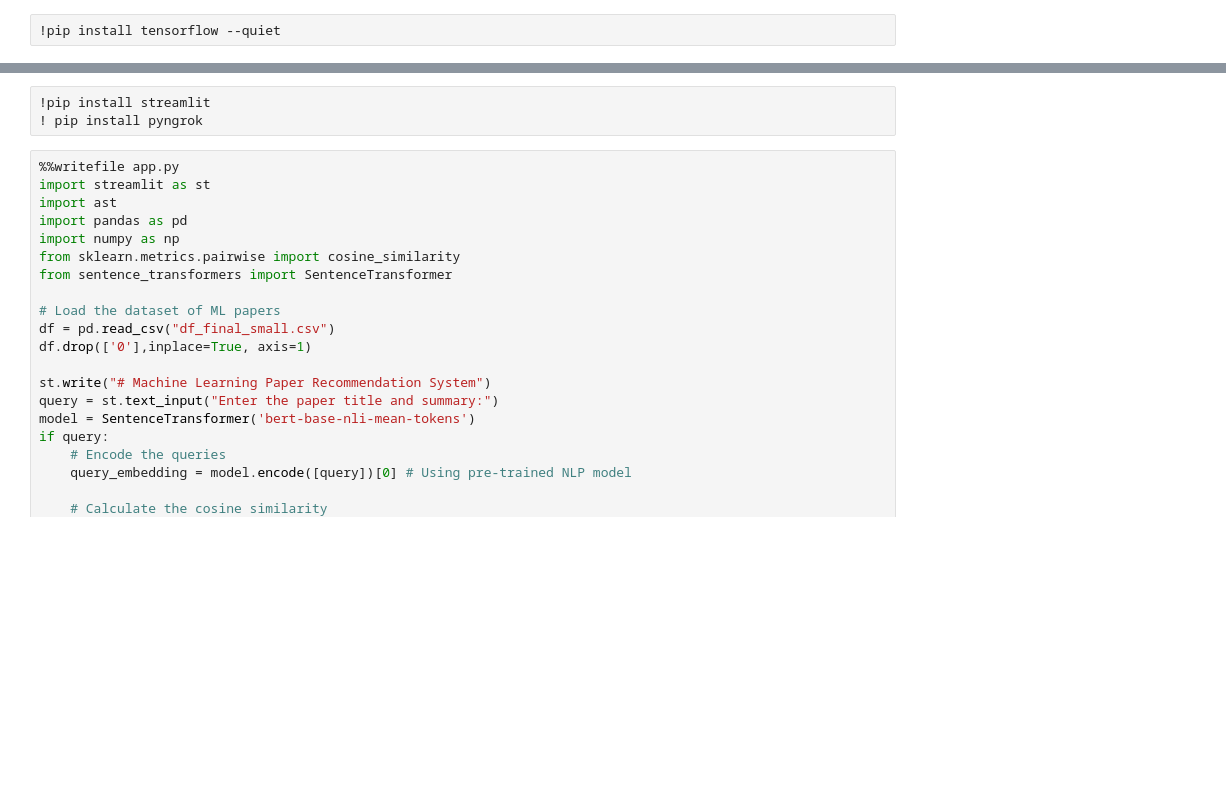
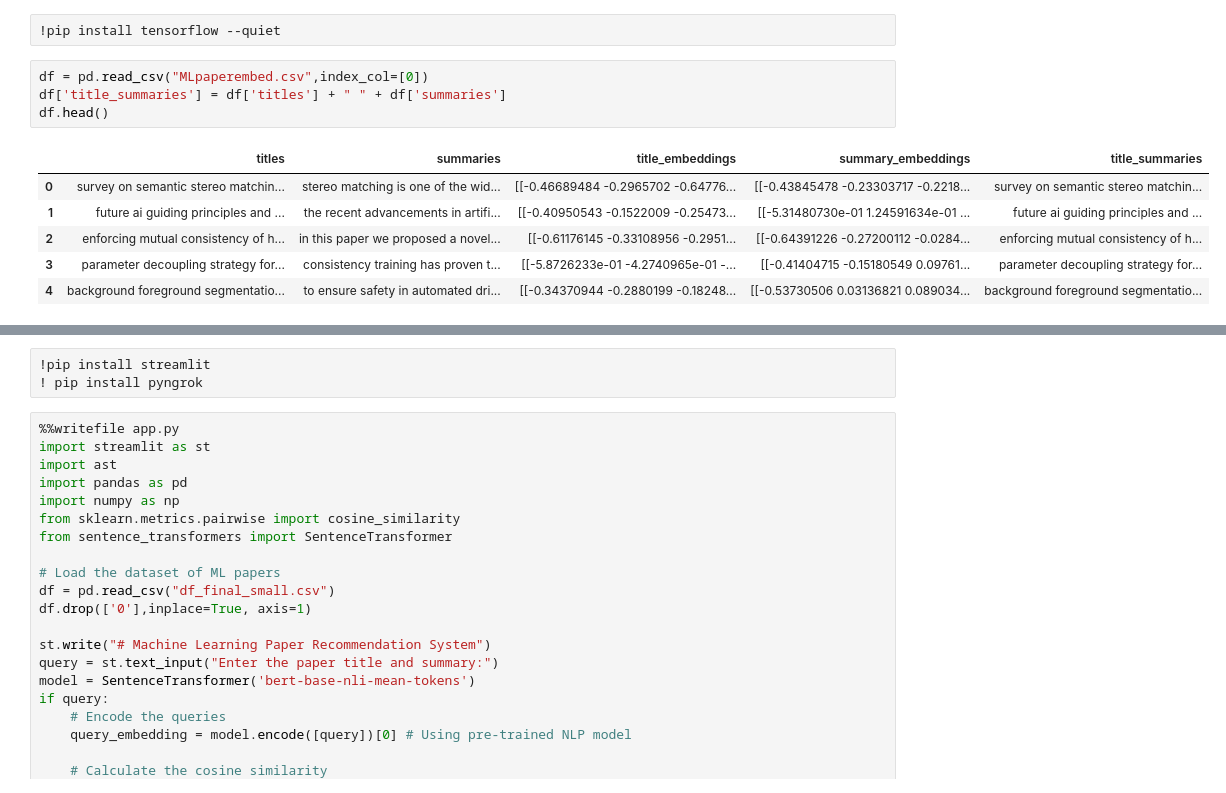
Before and after one commit to KevKibe/LSTM-Model-on-Arxiv-Data, a Jupyter notebook: ML_paper_recommendation.ipynb, the cells around one changed output, grey strips where cells are left out. Drawn from its saved outputs; the diff is of its cells as text; blank space fills up the shorter version.

```diff
--- a/ML_paper_recommendation.ipynb
+++ b/ML_paper_recommendation.ipynb
@@ -153,3 +153,14 @@ files.download("MLpaperembed.csv")
 [interactive output not drawn]
 # %%
 !pip install tensorflow --quiet
+# %%
+df = pd.read_csv("MLpaperembed.csv",index_col=[0])
+df['title_summaries'] = df['titles'] + " " + df['summaries']
+df.head()
+# %% [output]
+|  | titles | summaries | title_embeddings | summary_embeddings | title_summaries |
+| 0 | survey on semantic stereo matchin... | stereo matching is one of the wid... | [[-0.46689484 -0.2965702 -0.64776... | [[-0.43845478 -0.23303717 -0.2218... | survey on semantic stereo matchin... |
+| 1 | future ai guiding principles and ... | the recent advancements in artifi... | [[-0.40950543 -0.1522009 -0.25473... | [[-5.31480730e-01 1.24591634e-01 ... | future ai guiding principles and ... |
+| 2 | enforcing mutual consistency of h... | in this paper we proposed a novel... | [[-0.61176145 -0.33108956 -0.2951... | [[-0.64391226 -0.27200112 -0.0284... | enforcing mutual consistency of h... |
+| 3 | parameter decoupling strategy for... | consistency training has proven t... | [[-5.8726233e-01 -4.2740965e-01 -... | [[-0.41404715 -0.15180549 0.09761... | parameter decoupling strategy for... |
+| 4 | background foreground segmentatio... | to ensure safety in automated dri... | [[-0.34370944 -0.2880199 -0.18248... | [[-0.53730506 0.03136821 0.089034... | background foreground segmentatio... |
```
Also changed, not shown: parts of 6 cells of this notebook.
